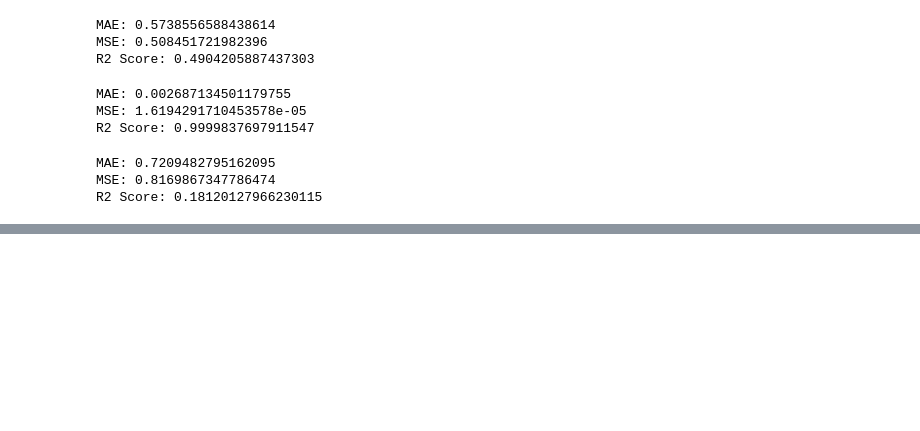
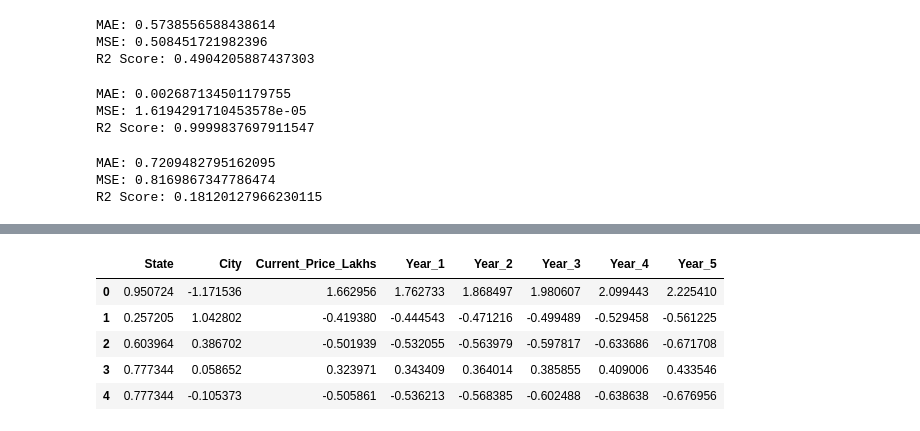
Before and after one commit to Kiranghantasala19/Data-Science, a Jupyter notebook: House pricing.ipynb, the cells around one changed output, grey strips where cells are left out. Saved outputs shown, nothing was run; the diff lists cells and outputs as text; code cells hidden in the pictures; blank space fills up the shorter version.

```diff
--- a/House pricing.ipynb
+++ b/House pricing.ipynb
@@ -754,0 +852,13 @@ Name: Price_After_5_Years, Length: 250000, dtype: float64
+# %%
+from sklearn.ensemble import RandomForestRegressor
+
+model = Pipeline(steps=[
+    ('preprocessor', preprocessor),
+    ('model', RandomForestRegressor(
+        n_estimators=200,
+        random_state=42,
+        n_jobs=-1
+    ))
+])
+
+model.fit(X_train, y_train)
@@ -754,0 +885,18 @@ Name: Price_After_5_Years, Length: 250000, dtype: float64
+# %%
+# Generate 5-Year Forecast
+
+current_prices = model.predict(X)
+
+growth_rate = 0.06
+years = 5
+
+future_prices = []
+
+for i in range(1, years + 1):
+    future_prices.append(current_prices * ((1 + growth_rate) ** i))
+
+future_df = pd.DataFrame({
+    f"Year_{i}": future_prices[i-1] for i in range(1, years+1)
+})
+
+future_df.head()
@@ -754,0 +910,17 @@ Name: Price_After_5_Years, Length: 250000, dtype: float64
+# %%
+# Final Output
+final_output = pd.concat(
+    [df[["State","City"]].reset_index(drop=True),
+     pd.DataFrame({"Current_Price_Lakhs": current_prices}),
+     future_df],
+    axis=1
+)
+
+final_output.head()
+# %% [output]
+|  | State | City | Current_Price_Lakhs | Year_1 | Year_2 | Year_3 | Year_4 | Year_5 |
+| 0 | 0.950724 | -1.171536 | 1.662956 | 1.762733 | 1.868497 | 1.980607 | 2.099443 | 2.225410 |
+| 1 | 0.257205 | 1.042802 | -0.419380 | -0.444543 | -0.471216 | -0.499489 | -0.529458 | -0.561225 |
+| 2 | 0.603964 | 0.386702 | -0.501939 | -0.532055 | -0.563979 | -0.597817 | -0.633686 | -0.671708 |
+| 3 | 0.777344 | 0.058652 | 0.323971 | 0.343409 | 0.364014 | 0.385855 | 0.409006 | 0.433546 |
+| 4 | 0.777344 | -0.105373 | -0.505861 | -0.536213 | -0.568385 | -0.602488 | -0.638638 | -0.676956 |
```
Also changed, not shown: parts of 47 cells of this notebook, 19 other files.
